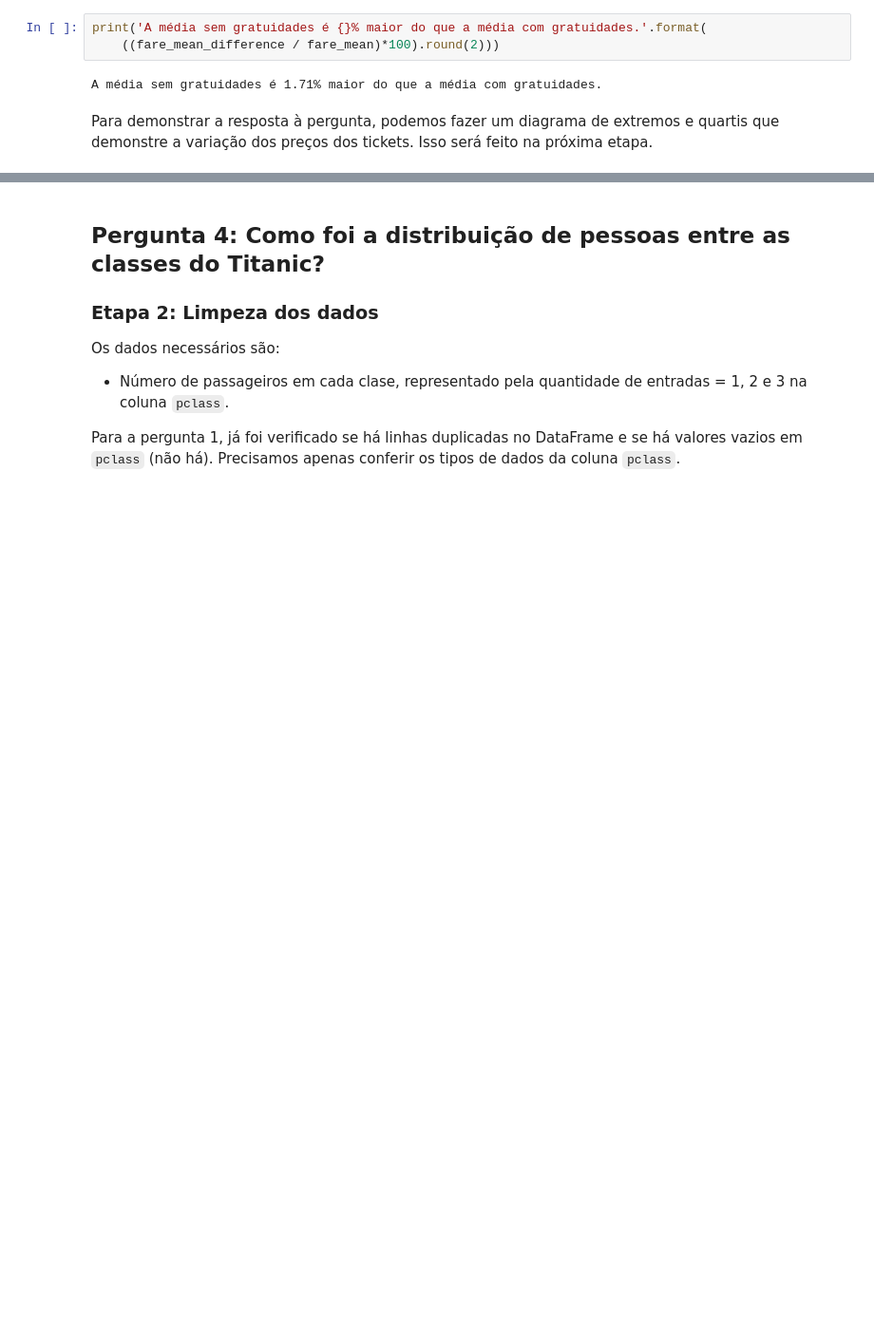
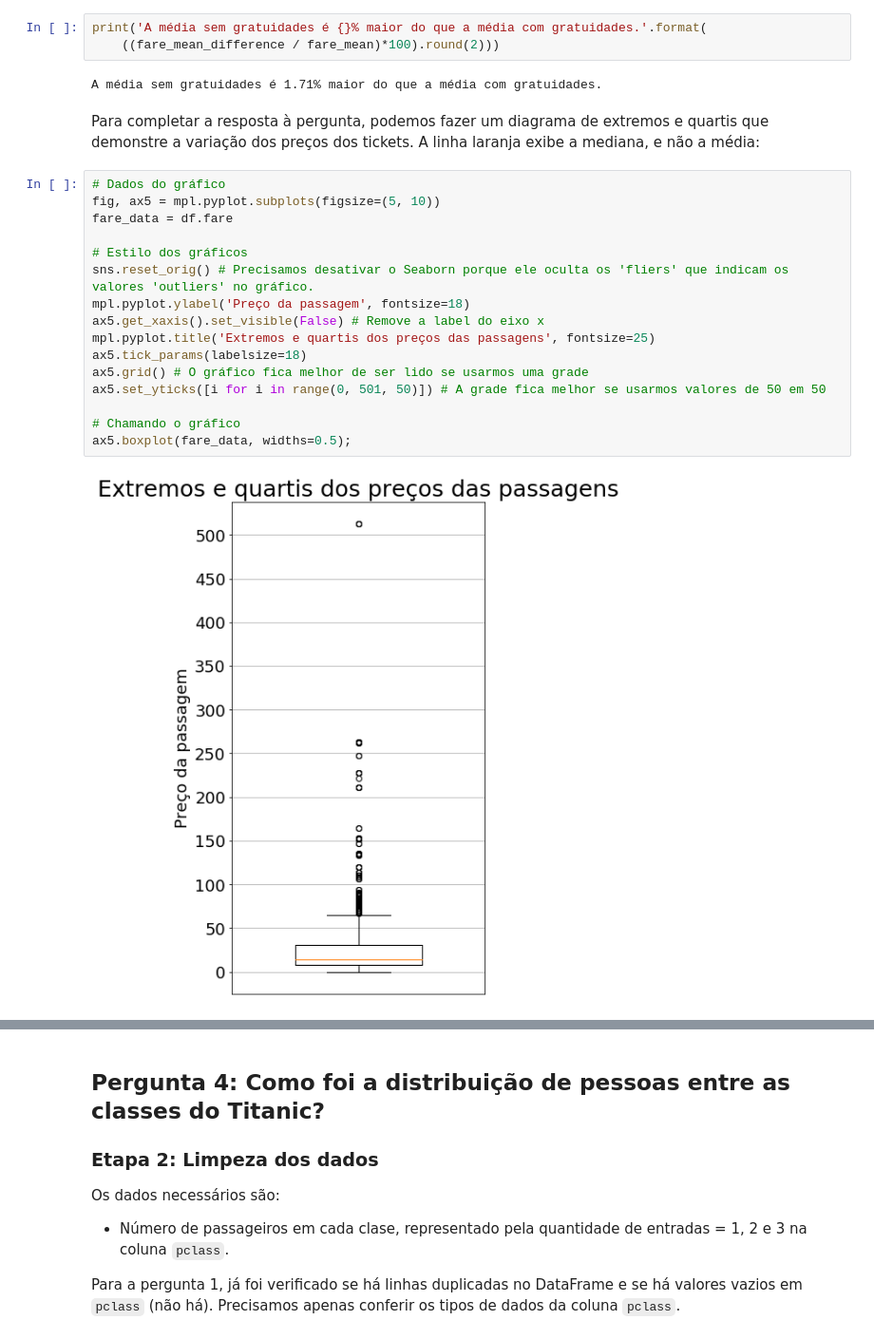
Before and after one commit to pedrohasantiago/udacity-titanic, a Jupyter notebook: analysis-report.ipynb, the cells around one changed output, grey strips where cells are left out. Shown at 95% size. Drawn from its saved outputs; the diff is of its cells as text; blank space fills up the shorter version.

```diff
--- a/analysis-report.ipynb
+++ b/analysis-report.ipynb
@@ -565,4 +591,22 @@ print('A média sem gratuidades é {}% maior do que a média com gratuidades.'.f
 # %% [output]
 A média sem gratuidades é 1.71% maior do que a média com gratuidades.
 # %% [markdown]
-Para demonstrar a resposta à pergunta, podemos fazer um diagrama de extremos e quartis que demonstre a variação dos preços dos tickets. Isso será feito na próxima etapa.
+Para completar a resposta à pergunta, podemos fazer um diagrama de extremos e quartis que demonstre a variação dos preços dos tickets. A linha laranja exibe a mediana, e não a média:
+# %%
+# Dados do gráfico
+fig, ax5 = mpl.pyplot.subplots(figsize=(5, 10))
+fare_data = df.fare
+
+# Estilo dos gráficos
+sns.reset_orig() # Precisamos desativar o Seaborn porque ele oculta os 'fliers' que indicam os valores 'outliers' no gráfico.
+mpl.pyplot.ylabel('Preço da passagem', fontsize=18)
+ax5.get_xaxis().set_visible(False) # Remove a label do eixo x
+mpl.pyplot.title('Extremos e quartis dos preços das passagens', fontsize=25)
+ax5.tick_params(labelsize=18)
+ax5.grid() # O gráfico fica melhor de ser lido se usarmos uma grade
+ax5.set_yticks([i for i in range(0, 501, 50)]) # A grade fica melhor se usarmos valores de 50 em 50
+
+# Chamando o gráfico
+ax5.boxplot(fare_data, widths=0.5);
+# %% [output]
+[figure, added]
```
Also changed, not shown: parts of 25 cells of this notebook, 1 other file.
